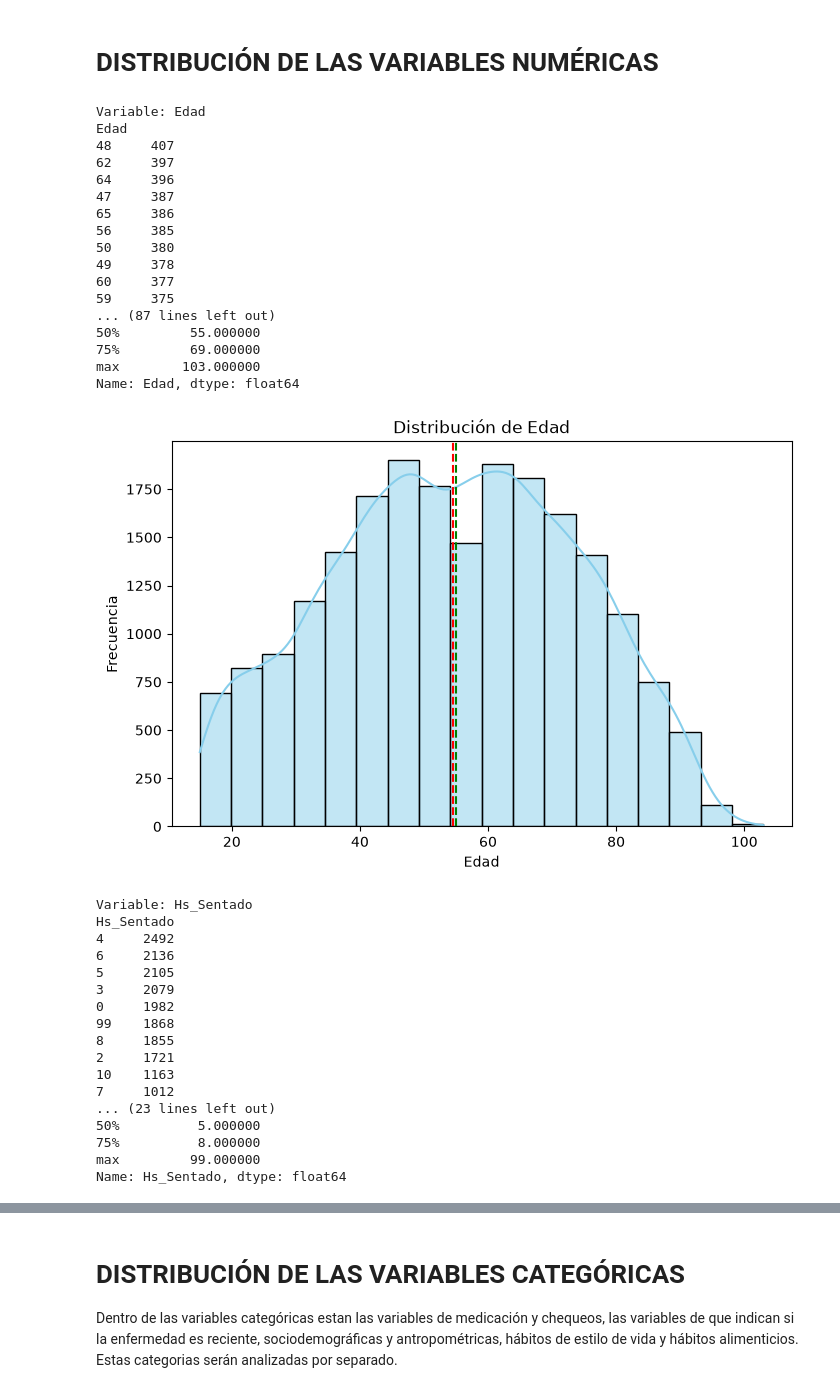
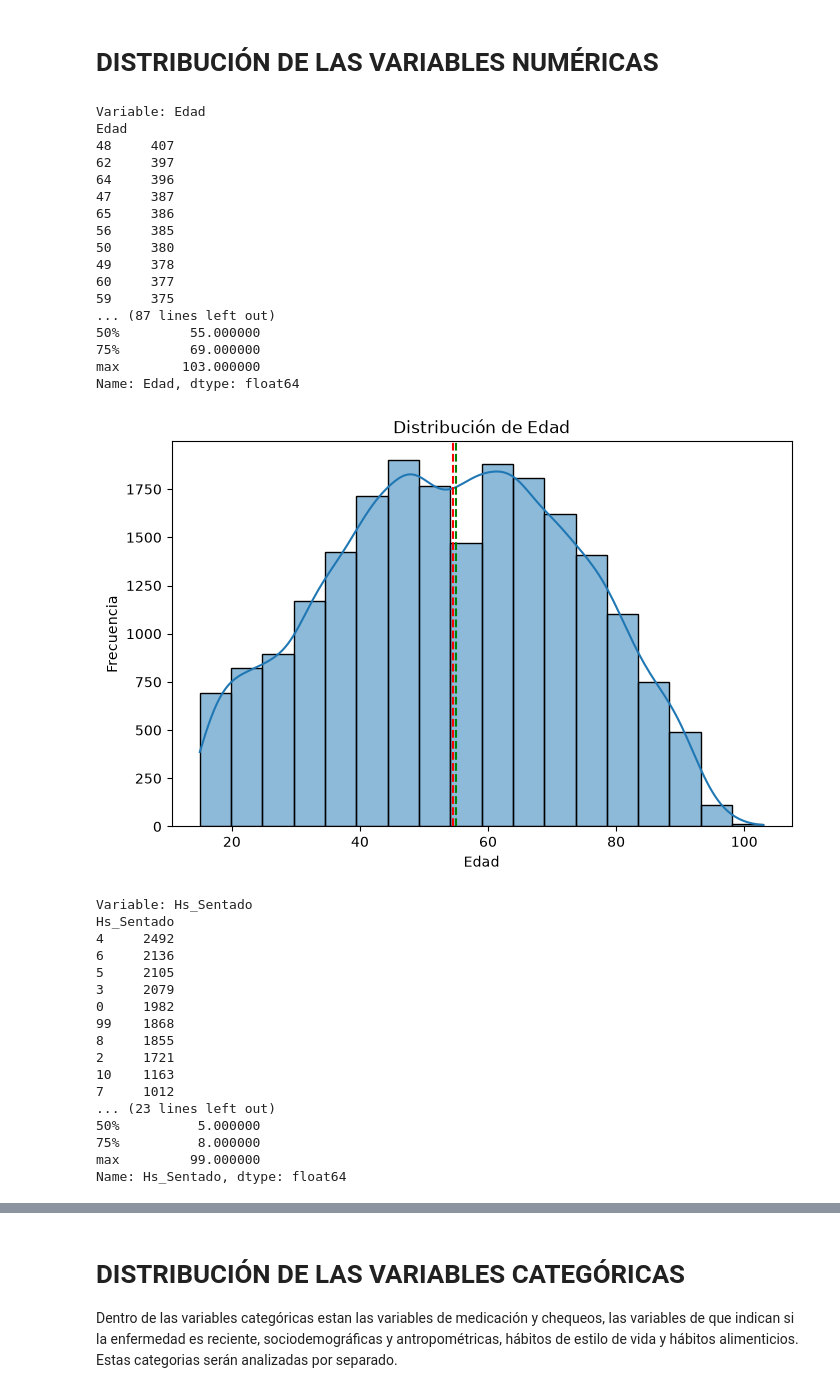
Before and after one commit to aldyvergara22-create/Hypertension-Diabetes-ML-detection, a Jupyter notebook: notebooks/00_Exploración_Datos.ipynb, the cells around one changed output, grey strips where cells are left out. Saved outputs shown, nothing was run; the diff lists cells and outputs as text; code cells hidden in the pictures.

```diff
--- a/notebooks/00_Exploración_Datos.ipynb
+++ b/notebooks/00_Exploración_Datos.ipynb
@@ -330,38 +346,37 @@ for var in variables_numericas:
         data=df_adulto,
         x=var,
         bins=18,
-        kde=True,
-        color="skyblue"
+        kde=True
     )
 
     #Lineas de media y mediana extraidas de las estadísticas
     plt.axvline(media, color="red", linestyle="--", label=f"Media: {media:.2f}")
     plt.axvline(mediana, color="green", linestyle="--", label=f"Mediana: {mediana:.2f}")
 
     plt.title(f"Distribución de {var}")
     plt.xlabel(var)
     plt.ylabel("Frecuencia")
     plt.savefig(f"../reports/figures/Distribucion_de_{var}.png", dpi=300, bbox_inches='tight')
     plt.show()
 # %% [output]
 Variable: Edad
 Edad
 48     407
 62     397
 64     396
 47     387
 65     386
 56     385
 50     380
 49     378
 60     377
 59     375
 ... (87 lines left out)
 50%         55.000000
 75%         69.000000
 max        103.000000
 Name: Edad, dtype: float64
-[figure, old version]
+[figure, new version]
 Variable: Hs_Sentado
 Hs_Sentado
 4     2492
```
Also changed, not shown: parts of 17 cells of this notebook, 52 other files.
